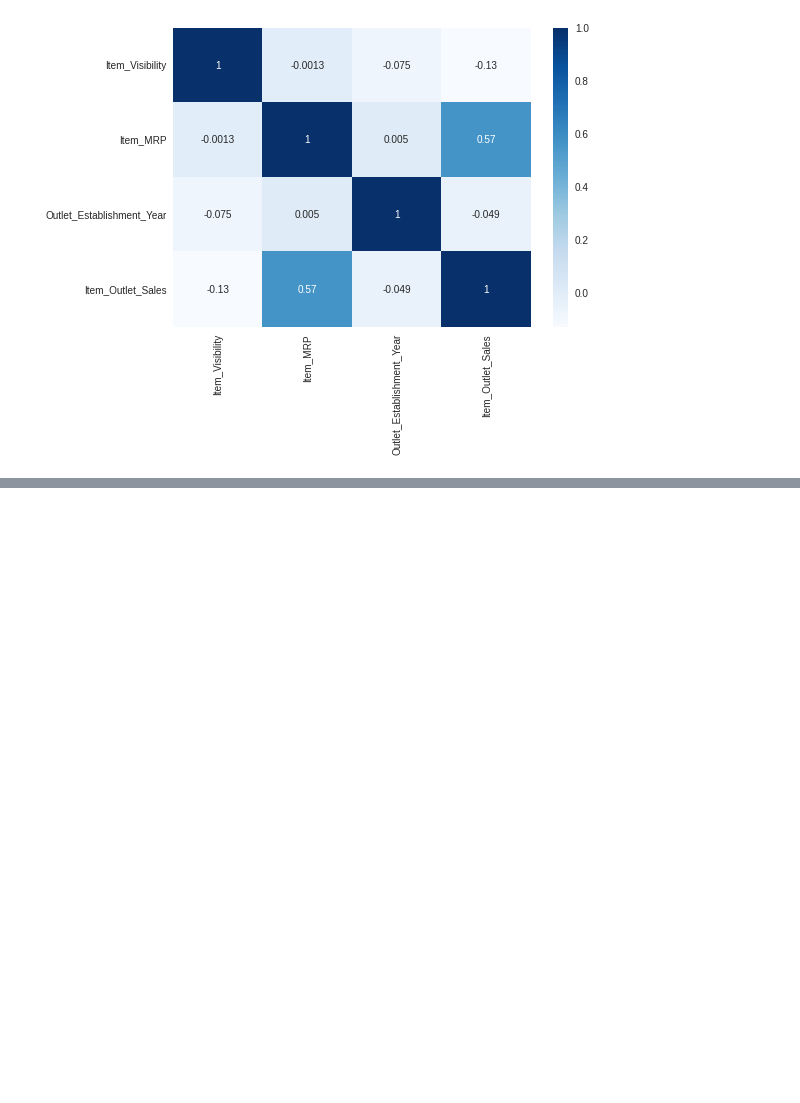
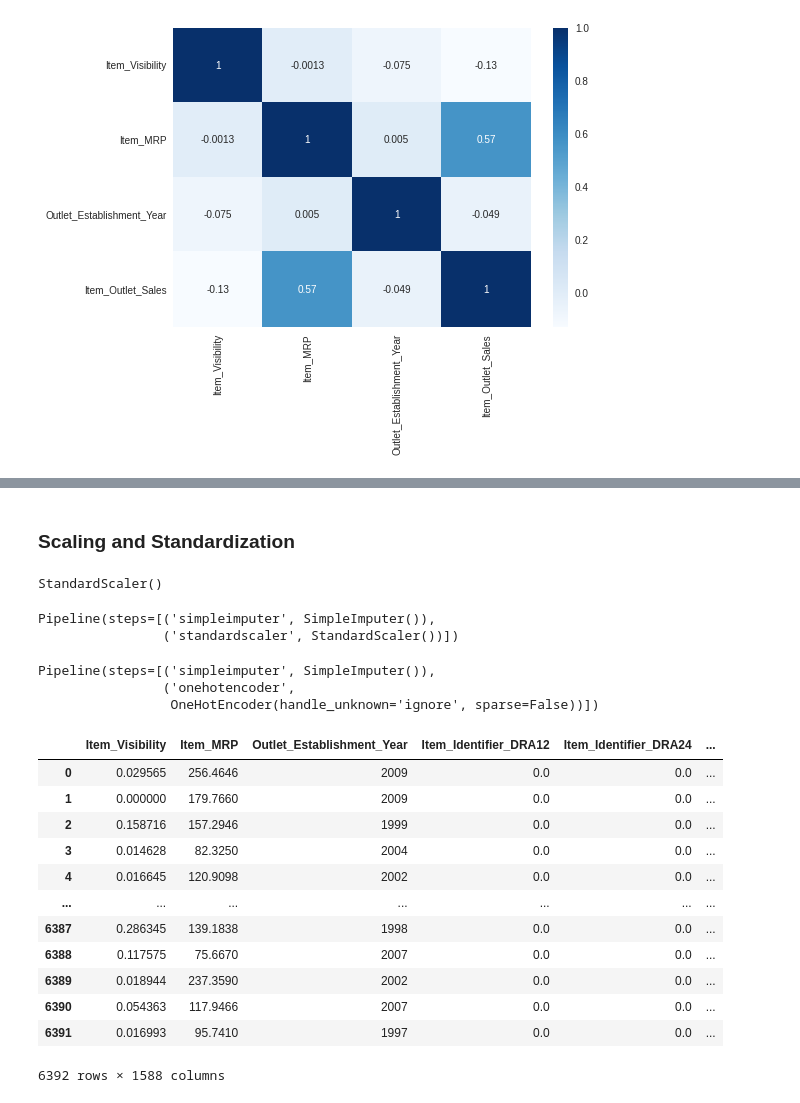
Before and after one commit to amltago/sales_prediction, a Jupyter notebook: Sales.ipynb, the cells around one changed output, grey strips where cells are left out. Drawn from its saved outputs; the diff is of its cells as text; code cells hidden in the pictures; blank space fills up the shorter version.

```diff
--- a/Sales.ipynb
+++ b/Sales.ipynb
@@ -545,0 +652,14 @@ sns.heatmap(corr, cmap = 'Blues', annot = True);
+# %%
+#instantiate one hot encoder
+
+ohe_encoder = OneHotEncoder(sparse=False, handle_unknown='ignore')
+
+#fit the OneHotEncoder on the training data
+
+ohe_encoder.fit(train_cat_data)
+
+#transform both the training and the testing data
+
+train_ohe = ohe_encoder.transform(train_cat_data)
+test_ohe = ohe_encoder.transform(test_cat_data)
+train_ohe
@@ -545,0 +674,8 @@ sns.heatmap(corr, cmap = 'Blues', annot = True);
+# %%
+#convert to dataframe, extract new column names from encoder
+#set prefixes to original column names
+
+ohe_column_names = ohe_encoder.get_feature_names(train_cat_data.columns)
+train_ohe = pd.DataFrame(train_ohe, columns=ohe_column_names)
+test_ohe = pd.DataFrame(test_ohe, columns=ohe_column_names)
+train_ohe
@@ -545,0 +696,2 @@ sns.heatmap(corr, cmap = 'Blues', annot = True);
+# %% [markdown]
+### Scaling and Standardization
@@ -545,0 +703,10 @@ sns.heatmap(corr, cmap = 'Blues', annot = True);
+# %%
+# instantiate scaler
+
+scaler = StandardScaler()
+
+# fit scaler on training data
+
+scaler.fit(X_train_num)
+# %% [output]
+StandardScaler()
@@ -545,0 +734,44 @@ sns.heatmap(corr, cmap = 'Blues', annot = True);
+# %%
+# Numeric pipeline
+numeric_pipe = make_pipeline(mean_imputer, scaler)
+numeric_pipe
+# %% [output]
+Pipeline(steps=[('simpleimputer', SimpleImputer()),
+                ('standardscaler', StandardScaler())])
+# %%
+# Categorical pipeline
+categorical_pipe = make_pipeline(mean_imputer, ohe)
+categorical_pipe
+# %% [output]
+Pipeline(steps=[('simpleimputer', SimpleImputer()),
+                ('onehotencoder',
+                 OneHotEncoder(handle_unknown='ignore', sparse=False))])
+# %%
+# create a numeric selector
+
+num_selector = make_column_selector(dtype_include='number')
+
+# isolate the numeric columns
+
+train_nums = X_train[num_selector(X_train)].reset_index(drop=True)
+test_nums = X_test[num_selector(X_test)].reset_index(drop=True)
+
+# re-combine the train and test sets on axis 1 (columns)
+
+X_train_processed = pd.concat([train_nums, train_ohe], axis=1)
+X_test_processed = pd.concat([test_nums, test_ohe], axis=1)
+X_train_processed
+# %% [output]
+|  | Item_Visibility | Item_MRP | Outlet_Establishment_Year | Item_Identifier_DRA12 | Item_Identifier_DRA24 | ... |
+| 0 | 0.029565 | 256.4646 | 2009 | 0.0 | 0.0 | ... |
+| 1 | 0.000000 | 179.7660 | 2009 | 0.0 | 0.0 | ... |
+| 2 | 0.158716 | 157.2946 | 1999 | 0.0 | 0.0 | ... |
+| 3 | 0.014628 | 82.3250 | 2004 | 0.0 | 0.0 | ... |
+| 4 | 0.016645 | 120.9098 | 2002 | 0.0 | 0.0 | ... |
+| ... | ... | ... | ... | ... | ... | ... |
+| 6387 | 0.286345 | 139.1838 | 1998 | 0.0 | 0.0 | ... |
+| 6388 | 0.117575 | 75.6670 | 2007 | 0.0 | 0.0 | ... |
+| 6389 | 0.018944 | 237.3590 | 2002 | 0.0 | 0.0 | ... |
+| 6390 | 0.054363 | 117.9466 | 2007 | 0.0 | 0.0 | ... |
+| 6391 | 0.016993 | 95.7410 | 1997 | 0.0 | 0.0 | ... |
+6392 rows × 1588 columns
```
Also changed, not shown: parts of 24 cells of this notebook.
